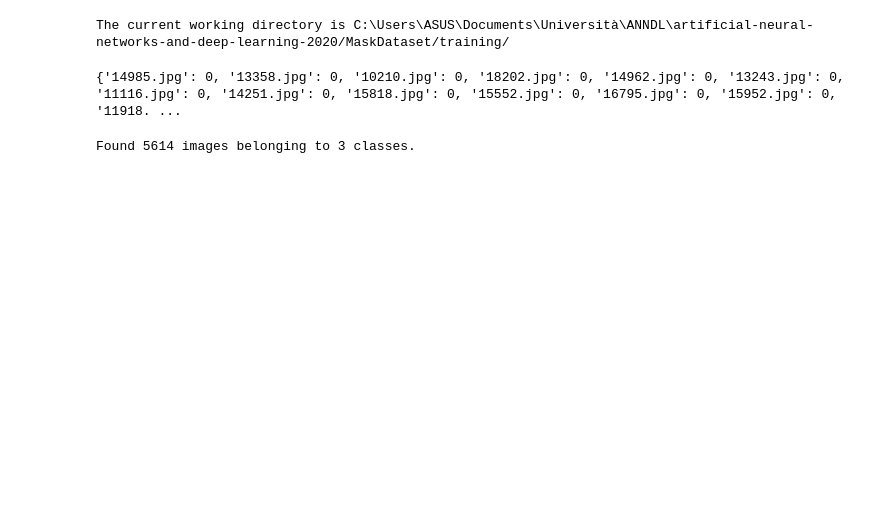
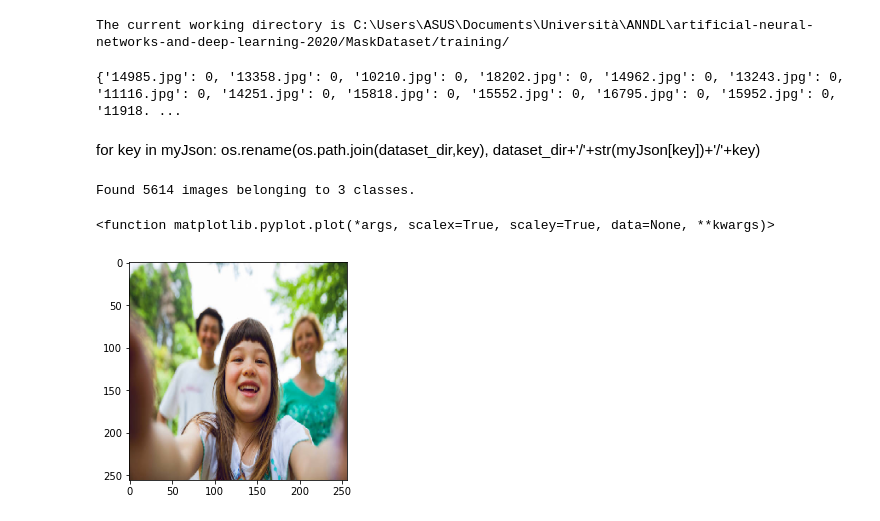
Before and after one commit to tizianofucci/A2NDLKaggle, a Jupyter notebook: HomeworkImages.ipynb, the cells around one changed output. Cells and saved outputs as stored; diff of their text form; code cells hidden in the pictures; blank space fills up the shorter version.

```diff
--- a/HomeworkImages.ipynb
+++ b/HomeworkImages.ipynb
@@ -20,10 +20,10 @@ if apply_data_augmentation:
                                        vertical_flip=True,
                                        fill_mode='constant',#when we flip, rotate, we introduce new pixels and we must set a way on how to fill
                                        cval=0,
-                                       rescale=0)
+                                       rescale=1/255.)
 
 else:
-    train_data_gen = ImageDataGenerator(rescale=0)
+    train_data_gen = ImageDataGenerator(rescale=1/255.)
 # %%
 cwd = os.path.join(os.path.dirname(os.getcwd()),"artificial-neural-networks-and-deep-learning-2020/MaskDataset/")
 
@@ -45,5 +42,8 @@ for key in myJson:
+# %% [markdown]
+for key in myJson:
+    os.rename(os.path.join(dataset_dir,key), dataset_dir+'/'+str(myJson[key])+'/'+key)
 # %%
-bs=8
+bs=1
 
 train_gen = train_data_gen.flow_from_directory(dataset_dir,
                                                target_size=(256,256),
@@ -54,3 +54,29 @@ train_gen = train_data_gen.flow_from_directory(dataset_dir,
                                               seed=SEED)
 # %% [output]
 Found 5614 images belonging to 3 classes.
+# %%
+img_h = 256
+img_w = 256
+
+num_classes = 3
+
+
+train_dataset = tf.data.Dataset.from_generator(lambda: train_gen,
+                                              output_types=(tf.float32,tf.float32),
+                                              output_shapes=([None,256,256,3],[None,num_classes]))
+
+train_dataset=train_dataset.repeat()
+# %%
+import matplotlib.pyplot as plt
+
+iterator = iter(train_dataset)
+# %%
+augmented_img, target = next(iterator)
+augmented_img = np.array(augmented_img[0])
+augmented_img = augmented_img * 255
+
+plt.imshow(np.uint8(augmented_img))
+plt.plot
+# %% [output]
+<function matplotlib.pyplot.plot(*args, scalex=True, scaley=True, data=None, **kwargs)>
+[figure, added]
```
Also changed, not shown: parts of 7 cells of this notebook.
